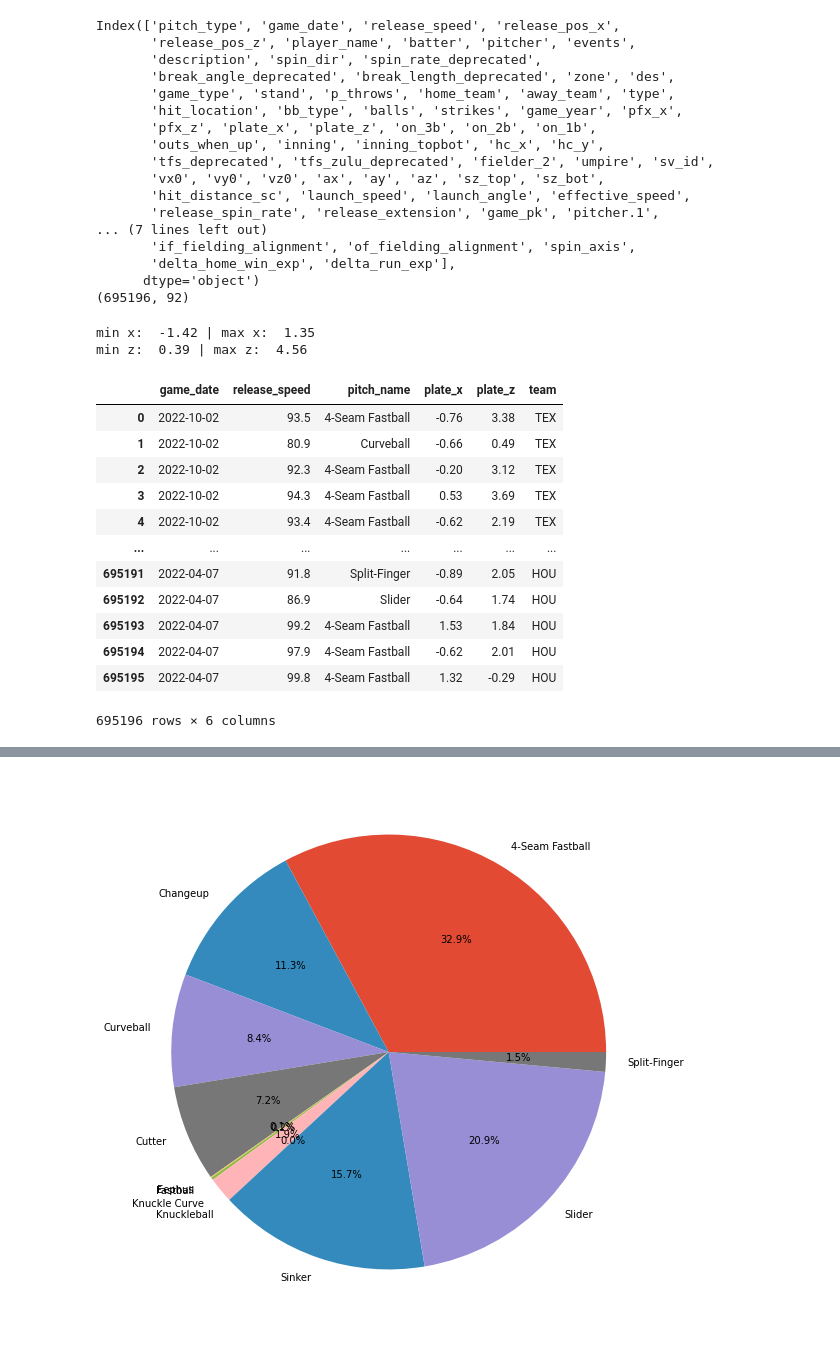
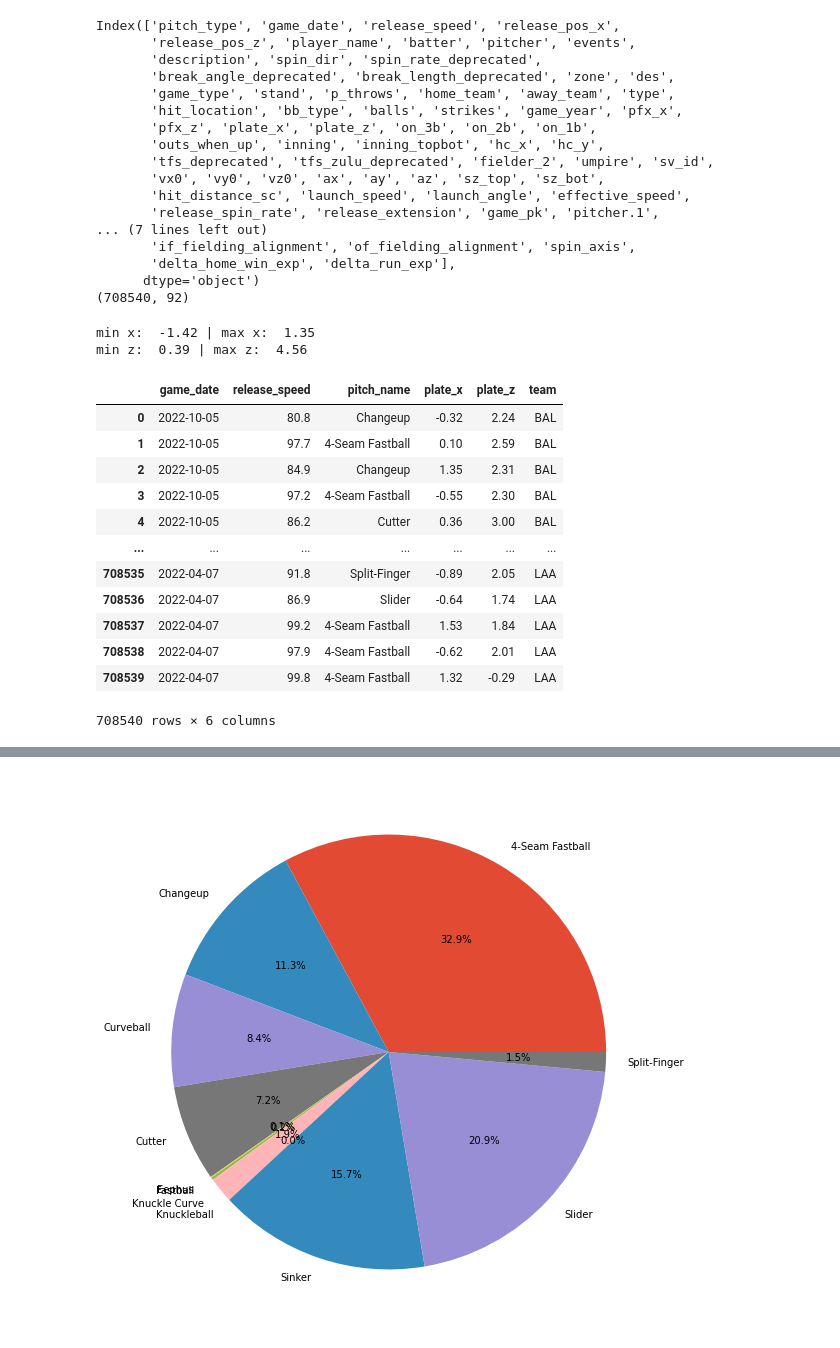
Before and after one commit to arridani/w209-final, a Jupyter notebook: notebooks/hypothesis1_eda.ipynb, the cells around one changed output, grey strips where cells are left out. Drawn from its saved outputs; the diff is of its cells as text; code cells hidden in the pictures.

```diff
--- a/notebooks/hypothesis1_eda.ipynb
+++ b/notebooks/hypothesis1_eda.ipynb
@@ -7,7 +7,7 @@ import seaborn as sns
 from tqdm import tqdm
 plt.style.use('ggplot')
 # %%
-df = pd.read_csv('../data/statcast_04_04_2022_10_03_2022.csv')
+df = pd.read_csv('../data/statcast_full_season.csv')
 print(df.columns)
 print(df.shape)
 # %% [output]
@@ -27,34 +27,34 @@ Index(['pitch_type', 'game_date', 'release_speed', 'release_pos_x',
        'if_fielding_alignment', 'of_fielding_alignment', 'spin_axis',
        'delta_home_win_exp', 'delta_run_exp'],
       dtype='object')
-(695196, 92)
+(708540, 92)
 # %%
 # filter columns
-df['team'] = [row['away_team'] if row['inning_topbot'] == 'Top' else row['home_team'] for index,row in df.iterrows()]
+df['team'] = [row['home_team'] if row['inning_topbot'] == 'Top' else row['away_team'] for index,row in df.iterrows()]
 columns = ['game_date', 'release_speed', 'pitch_name', 'plate_x', 'plate_z', 'team']
 filtered = df[columns]
 # avg_pitch_speeds = df.groupby('pitch_name').mean()['release_speed'].reset_index()
 # filtered.merge(avg_pitch_speeds, on = 'pitch_name')
-filtered.sample(175000).to_csv('../data/hypothesis_1_20221109_sample20perc.csv', index = False)
+filtered.sample(175000).to_csv('../data/hypothesis_1_20221120_sample20perc.csv', index = False)
 only_strikes = df[df.description == 'called_strike']
 print('min x: ',only_strikes.plate_x.min(), '|', 'max x: ', only_strikes.plate_x.max())
 print('min z: ', only_strikes.plate_z.min(), '|', 'max z: ', only_strikes.plate_z.max())
 filtered
 # %% [output]
 min x:  -1.42 | max x:  1.35
 min z:  0.39 | max z:  4.56
 |  | game_date | release_speed | pitch_name | plate_x | plate_z | team |
-| 0 | 2022-10-02 | 93.5 | 4-Seam Fastball | -0.76 | 3.38 | TEX |
-| 1 | 2022-10-02 | 80.9 | Curveball | -0.66 | 0.49 | TEX |
-| 2 | 2022-10-02 | 92.3 | 4-Seam Fastball | -0.20 | 3.12 | TEX |
-| 3 | 2022-10-02 | 94.3 | 4-Seam Fastball | 0.53 | 3.69 | TEX |
-| 4 | 2022-10-02 | 93.4 | 4-Seam Fastball | -0.62 | 2.19 | TEX |
+| 0 | 2022-10-05 | 80.8 | Changeup | -0.32 | 2.24 | BAL |
+| 1 | 2022-10-05 | 97.7 | 4-Seam Fastball | 0.10 | 2.59 | BAL |
+| 2 | 2022-10-05 | 84.9 | Changeup | 1.35 | 2.31 | BAL |
+| 3 | 2022-10-05 | 97.2 | 4-Seam Fastball | -0.55 | 2.30 | BAL |
+| 4 | 2022-10-05 | 86.2 | Cutter | 0.36 | 3.00 | BAL |
 | ... | ... | ... | ... | ... | ... | ... |
-| 695191 | 2022-04-07 | 91.8 | Split-Finger | -0.89 | 2.05 | HOU |
-| 695192 | 2022-04-07 | 86.9 | Slider | -0.64 | 1.74 | HOU |
-| 695193 | 2022-04-07 | 99.2 | 4-Seam Fastball | 1.53 | 1.84 | HOU |
-| 695194 | 2022-04-07 | 97.9 | 4-Seam Fastball | -0.62 | 2.01 | HOU |
-| 695195 | 2022-04-07 | 99.8 | 4-Seam Fastball | 1.32 | -0.29 | HOU |
+| 708535 | 2022-04-07 | 91.8 | Split-Finger | -0.89 | 2.05 | LAA |
+| 708536 | 2022-04-07 | 86.9 | Slider | -0.64 | 1.74 | LAA |
+| 708537 | 2022-04-07 | 99.2 | 4-Seam Fastball | 1.53 | 1.84 | LAA |
+| 708538 | 2022-04-07 | 97.9 | 4-Seam Fastball | -0.62 | 2.01 | LAA |
+| 708539 | 2022-04-07 | 99.8 | 4-Seam Fastball | 1.32 | -0.29 | LAA |
-695196 rows × 6 columns
+708540 rows × 6 columns
 # %%
 # filter columns
```
Also changed, not shown: parts of 1 cell of this notebook, 2 other files.
